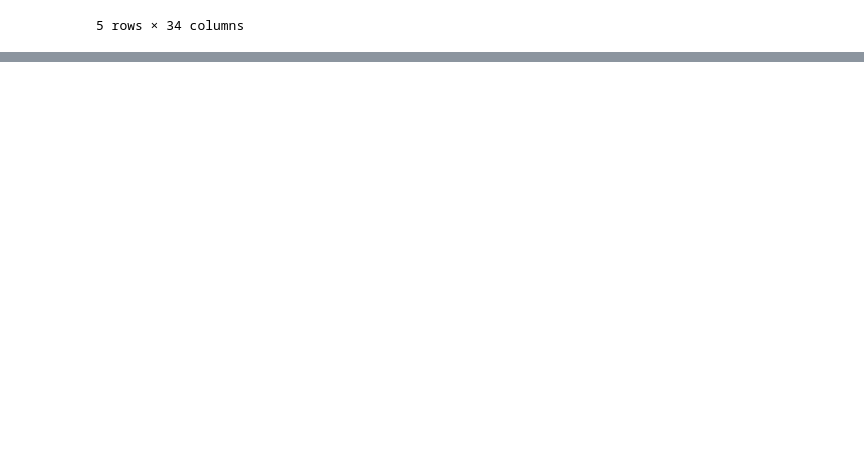
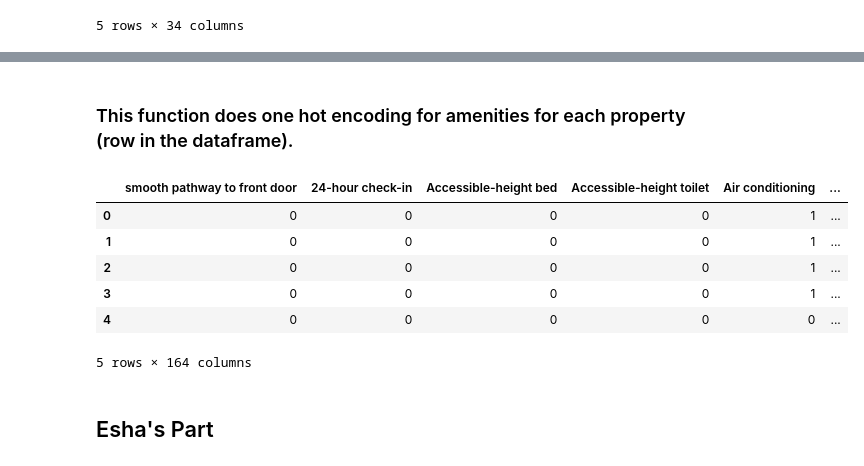
Before and after one commit to ReginaMayhem/Airbnb-Price-Analysis, a Jupyter notebook: Airbnb_Review_Exploration.ipynb, the cells around one changed output, grey strips where cells are left out. Saved outputs shown, nothing was run; the diff lists cells and outputs as text; code cells hidden in the pictures; blank space fills up the shorter version.

Commit message:
Added code for Sree and Esha

```diff
--- a/Airbnb_Review_Exploration.ipynb
+++ b/Airbnb_Review_Exploration.ipynb
@@ -159,0 +162,34 @@ Index(['id', 'log_price', 'property_type', 'amenities', 'accommodates',
+# %%
+# identifying unique amenities across all rows of the dataframe
+unique_amenities = pd.unique([val for sublist in all_amenities for val in sublist]).tolist()
+unique_amenities.remove('')
+# %%
+# creating combined dataframe to include each of the unique amenities as the columns
+df = pd.concat([df,pd.DataFrame(columns = unique_amenities)], sort=False)
+df[unique_amenities] = 0
+# %% [markdown]
+### This function does one hot encoding for amenities for each property (row in the dataframe).
+# %%
+# function obtains list of amenities for each row
+# function looks for individual amenity name in dataframe columns
+# function assigns 1 to that amenity column for that row if amenity is present in list of amenities for that rowa
+def apply_amenities(df_row):
+    clean_list = df_row['amenities'].replace("{","").replace("}","").replace('"', '').split(',')
+    for i in range(len(clean_list)):
+        df_row[clean_list[i]] = 1
+    return df_row
+# %%
+#apply function onto dataframe
+df = df.apply(apply_amenities, axis = 1).drop(columns=[''], axis = 1)
+# %%
+df.head(5)
+# %% [output]
+|  | smooth pathway to front door | 24-hour check-in | Accessible-height bed | Accessible-height toilet | Air conditioning | ... |
+| 0 | 0 | 0 | 0 | 0 | 1 | ... |
+| 1 | 0 | 0 | 0 | 0 | 1 | ... |
+| 2 | 0 | 0 | 0 | 0 | 1 | ... |
+| 3 | 0 | 0 | 0 | 0 | 1 | ... |
+| 4 | 0 | 0 | 0 | 0 | 0 | ... |
+5 rows × 164 columns
+# %% [markdown]
+## Esha's Part
```
Also changed, not shown: parts of 17 cells of this notebook.
